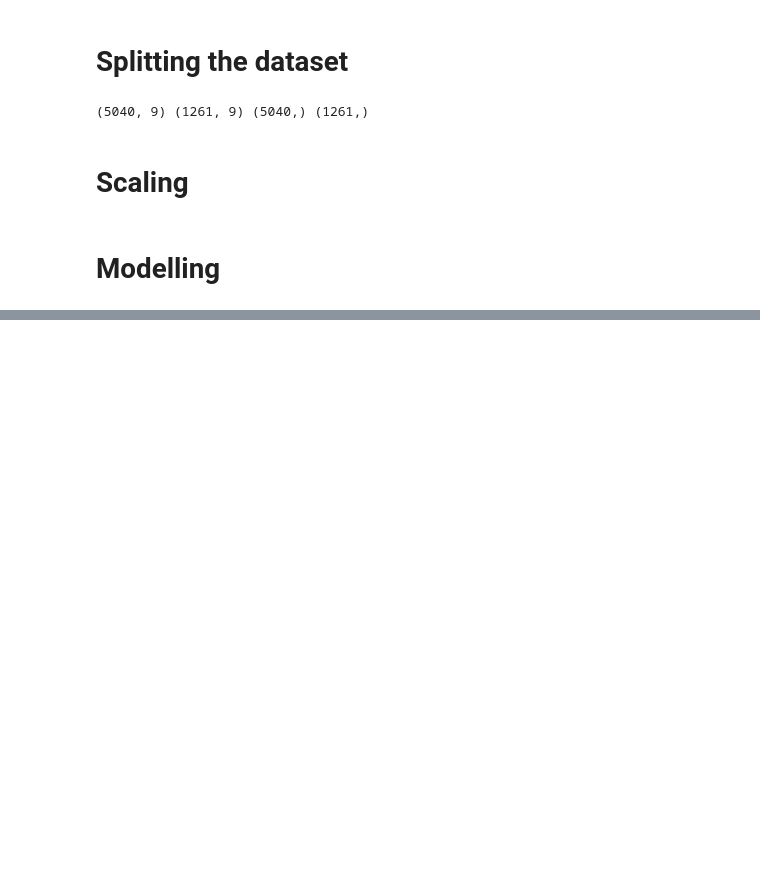
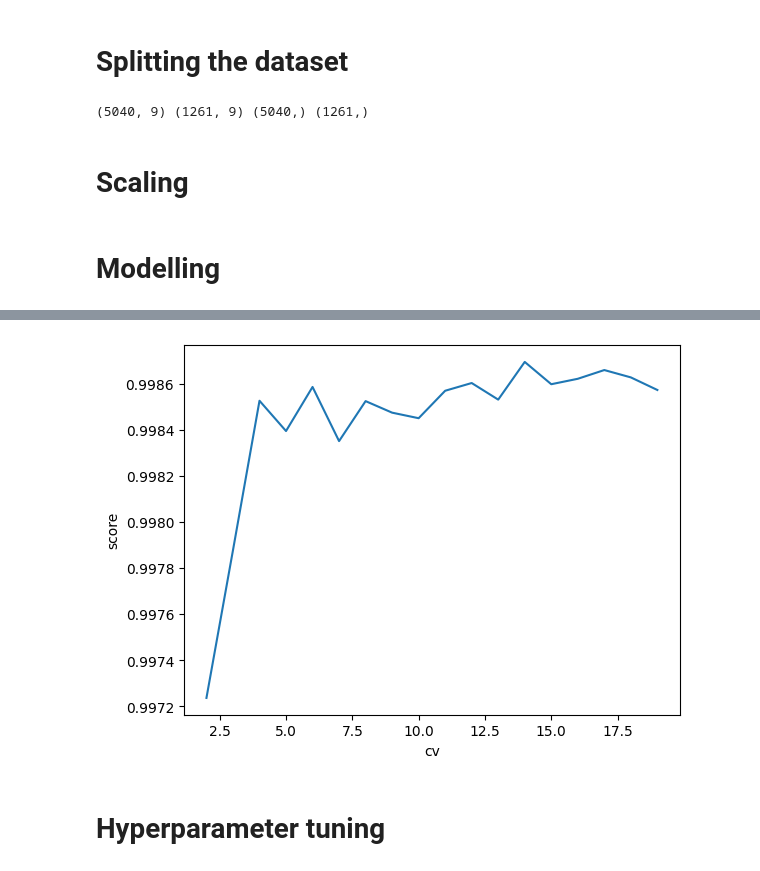
Before and after one commit to saptarshipal1/boston_house_pricing_regression, a Jupyter notebook: data/boston_housing_price.ipynb, the cells around one changed output, grey strips where cells are left out. Drawn from its saved outputs; the diff is of its cells as text; code cells hidden in the pictures; blank space fills up the shorter version.

```diff
--- a/data/boston_housing_price.ipynb
+++ b/data/boston_housing_price.ipynb
@@ -262,8 +261,8 @@ def evaluate_regressors(X_train,X_test,y_train,y_test):
         model.fit(X_train,y_train)
         y_pred = model.predict(X_test)
         mae = mean_absolute_error(y_test,y_pred)
-        rmse = root_mean_squared_error(y_test,y_pred)
-        results.append({"name":name,'model':model,'mae':mae,'rmse':rmse})
+        r2 = r2_score(y_test,y_pred)
+        results.append({"name":name,'model':model,'mae':mae,'r2':r2})
 
     df_results = pd.DataFrame(results).sort_values(by=['mae'],ascending=True, ignore_index= True).round(2)
     return df_results
@@ -301,0 +303,11 @@ RandomForestRegressor()
+# %%
+sm = []
+
+for i in range(2,20):
+
+    cv_score = cross_val_score(selected_model,X_train_sc,y_train,cv=i)
+    sm.append({'cv':i,'score':cv_score.mean()})
+
+cv_score_df = pd.DataFrame(sm).sort_values(by='score',ascending=False, ignore_index= True)
+print(cv_score_df)
+print("\nThe cv with the best score is "+str(cv_score_df.iloc[0,0]))
@@ -301,0 +332,7 @@ RandomForestRegressor()
+# %%
+sns.lineplot(x=cv_score_df['cv'],y=cv_score_df['score'])
+plt.show()
+# %% [output]
+[figure, added]
+# %% [markdown]
+# Hyperparameter tuning
```
Also changed, not shown: parts of 14 cells of this notebook, 1 other file.
